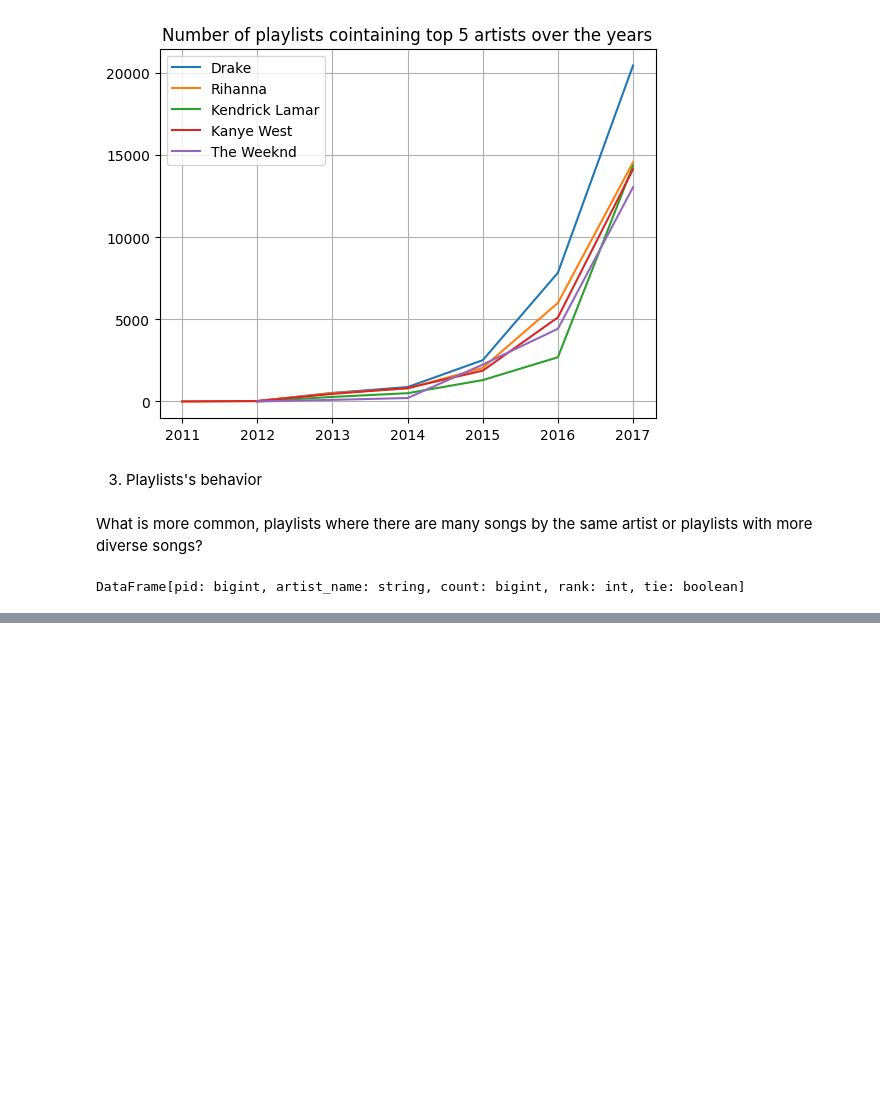
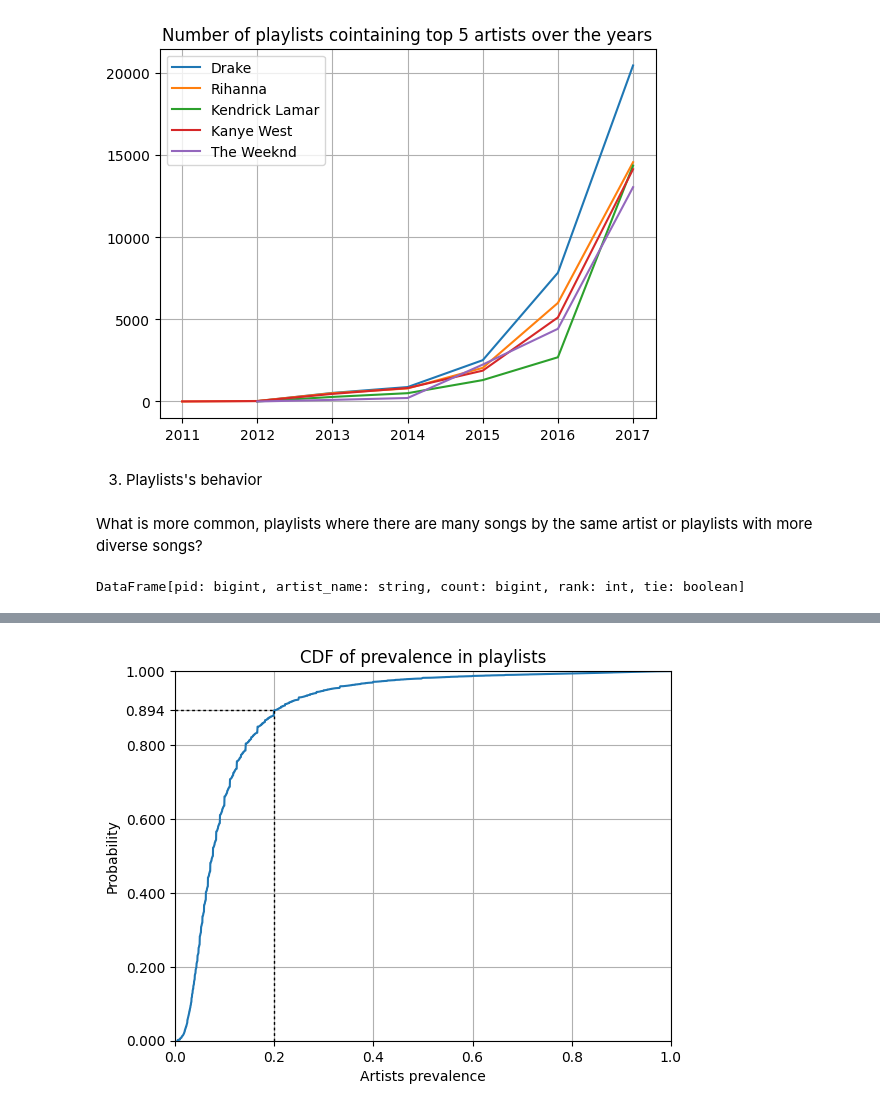
Before and after one commit to danielneiva/tp1-cloud-computing, a Jupyter notebook: spark.ipynb, the cells around one changed output, grey strips where cells are left out. Drawn from its saved outputs; the diff is of its cells as text; code cells hidden in the pictures; blank space fills up the shorter version.

```diff
--- a/spark.ipynb
+++ b/spark.ipynb
@@ -251,0 +231,4 @@ preva
+# %%
+window_prev = (Window.orderBy('prevalence'))
+prevalence_pd = prevalence.withColumn('cume_dist', cume_dist().over(window_prev)).toPandas()
+prevalence_pd
@@ -251,0 +259,13 @@ preva
+# %%
+plt.plot(prevalence_pd['prevalence'], prevalence_pd['cume_dist'])
+plt.plot([0.2, 0.2], [0, 0.894123], 'k-', lw=1,dashes=[2, 2])
+plt.plot([0, 0.2], [0.894123, 0.894123], 'k-', lw=1,dashes=[2, 2])
+ticks = [0.0, 0.2, 0.4, 0.6, 0.8, 1.0]
+plt.yticks([0.894123, *ticks])
+plt.grid()
+plt.title('CDF of prevalence in playlists')
+plt.xlabel('Artists prevalence')
+plt.ylabel('Probability')
+plt.margins(x=0,y=0)
+# %% [output]
+[figure, added]
```
Also changed, not shown: parts of 8 cells of this notebook.
